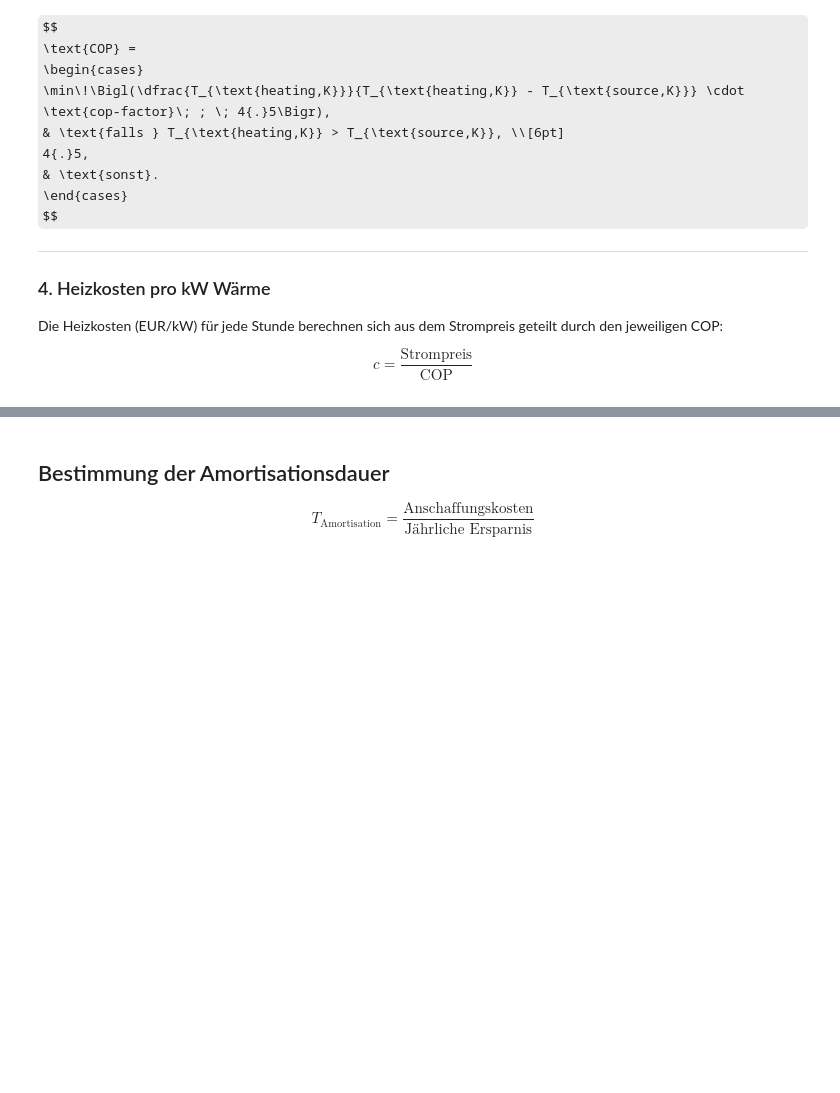
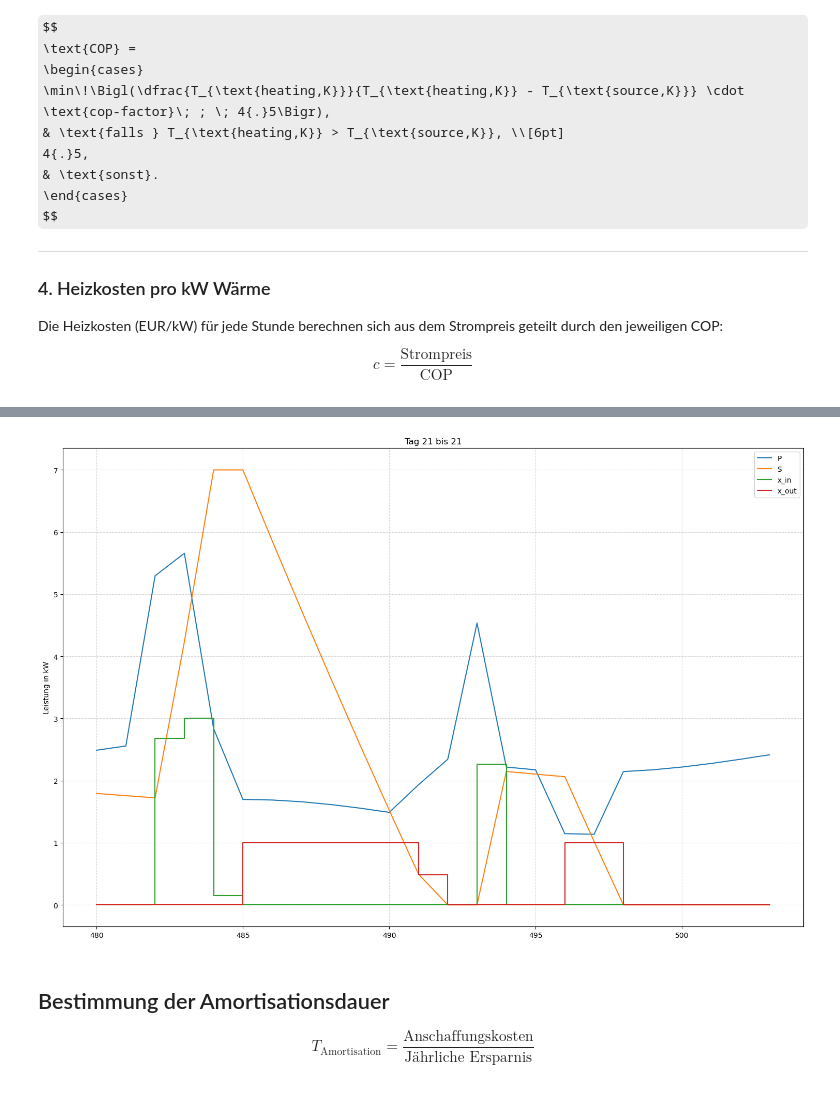
Before and after one commit to Julian3721/heatpump-operation-optimization, a Jupyter notebook: main.ipynb, the cells around one changed output, grey strips where cells are left out. Cells and saved outputs as stored; diff of their text form; code cells hidden in the pictures; some formulas as TeX source; blank space fills up the shorter version.

```diff
--- a/main.ipynb
+++ b/main.ipynb
@@ -409,3 +399,31 @@ Zeit 451:
+# %%
+data = {
+    'Zeit': list(range(T)),
+    'P': [P[t].varValue for t in range(T)],
+    'S': [S[t].varValue for t in range(T)],
+    'x_in': [x_in[t].varValue for t in range(T)],
+    'x_out': [x_out[t].varValue for t in range(T)],
+}
+
+df_pump = pd.DataFrame(data)
+
+day = 21
+days = 1
+
+fig, (ax1) = plt.subplots(1, figsize=(15, 10))
+
+df_pump[(day - 1) * 24:((day - 1) * 24) + days * 24 ][["P", "S"]].plot(ax=ax1)
+df_pump[(day - 1) * 24:((day - 1) * 24) + days * 24 ][["x_in", "x_out"]].plot(ax=ax1, drawstyle='steps-post')
+
+ax1.set_ylabel("Leistung in kW")
+ax1.set_title(f"Tag {day} bis {day + days - 1}")
+
+ax1.grid(True, linestyle='--', alpha=0.5)
+
+plt.tight_layout()
+plt.show()
+# %% [output]
+[figure, added]
 # %% [markdown]
 ## Bestimmung der Amortisationsdauer
 
```
Also changed, not shown: parts of 5 cells of this notebook.
